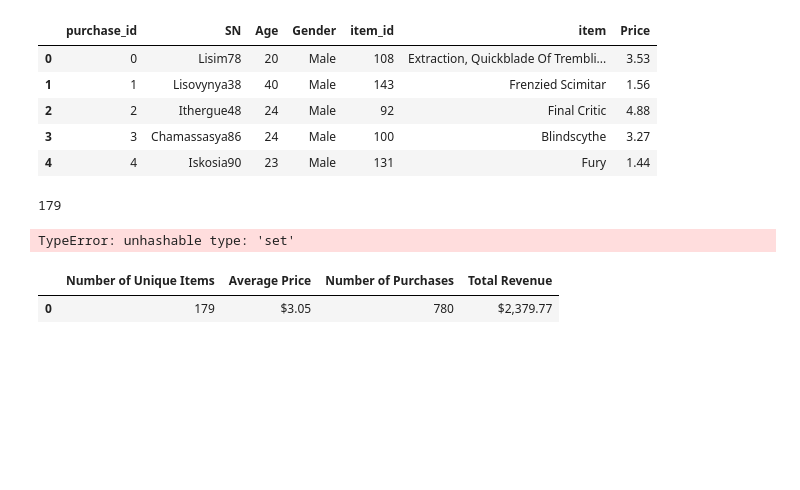
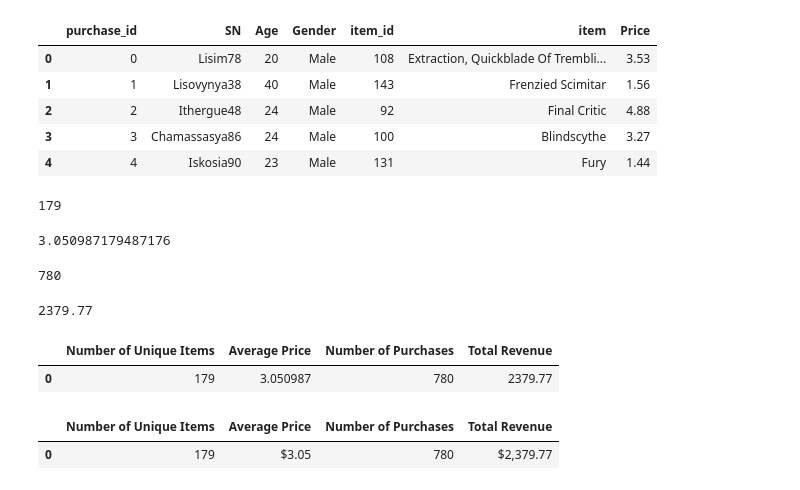
Before and after one commit to maylacdao/pandas-heroes-of-pymoli-analysis, a Jupyter notebook: analysis/HeroesOfPymoli_starter.ipynb, the cells around one changed output. Saved outputs shown, nothing was run; the diff lists cells and outputs as text; code cells hidden in the pictures; blank space fills up the shorter version.

```diff
--- a/analysis/HeroesOfPymoli_starter.ipynb
+++ b/analysis/HeroesOfPymoli_starter.ipynb
@@ -80,10 +80,33 @@ unique_items
 179
 # %%
 #average price of items
-avg_price = renamed_data.price.mean()
+avg_price = renamed_data["Price"].mean()
 avg_price
 # %% [output]
-TypeError: unhashable type: 'set'
+3.050987179487176
+# %%
+#number of purchases
+number_purchases = len(renamed_data.purchase_id)
+number_purchases
+# %% [output]
+780
+# %%
+#total revenue
+total_rev = renamed_data["Price"].sum()
+total_rev
+# %% [output]
+2379.77
+# %%
+#create dataframe
+purchase_data = {"Number of Unique Items":[unique_items],
+                "Average Price": [avg_price],
+                "Number of Purchases":[number_purchases],
+                "Total Revenue":[total_rev]}
+purchase_analysis = pd.DataFrame(purchase_data)
+purchase_analysis
+# %% [output]
+|  | Number of Unique Items | Average Price | Number of Purchases | Total Revenue |
+| 0 | 179 | 3.050987 | 780 | 2379.77 |
 # %%
 # %% [output]
 |  | Number of Unique Items | Average Price | Number of Purchases | Total Revenue |
```
